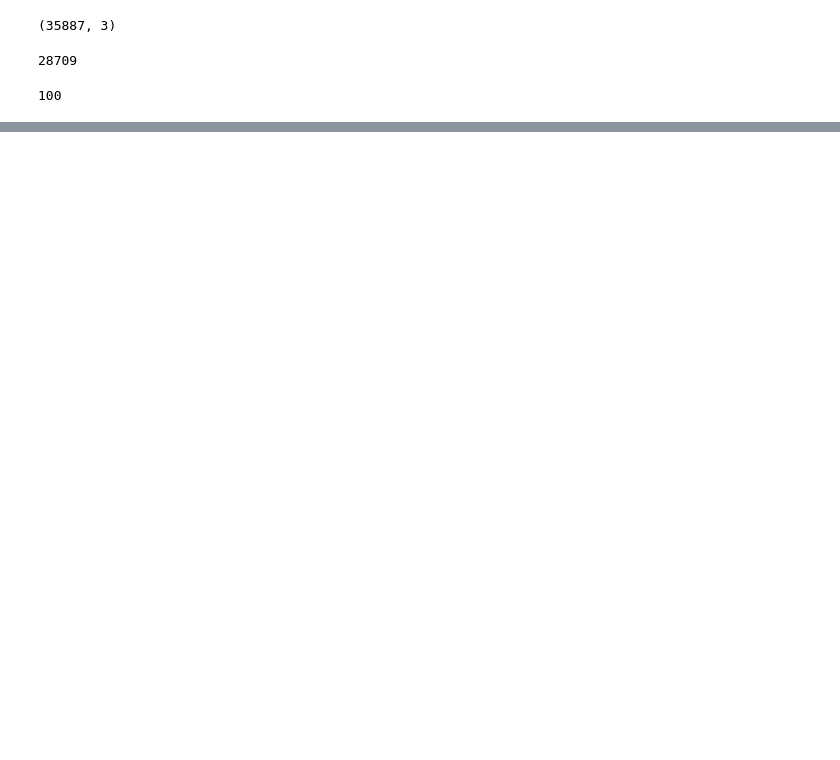
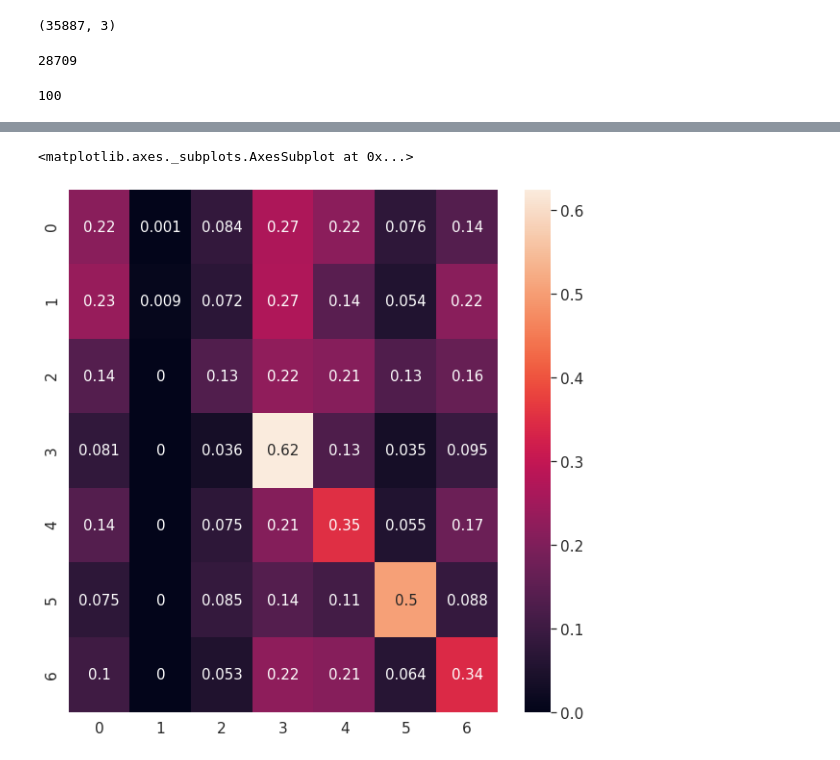
Before and after one commit to Faraaz1994/CMPE255, a Jupyter notebook: src/Log_Reg/LR_FER.ipynb, the cells around one changed output, grey strips where cells are left out. Cells and saved outputs as stored; diff of their text form; code cells hidden in the pictures; blank space fills up the shorter version.

```diff
--- a/src/Log_Reg/LR_FER.ipynb
+++ b/src/Log_Reg/LR_FER.ipynb
@@ -124,8 +127,8 @@ class LogisticRegression(torch.nn.Module):
 # %%
 
 n_iters = 3000
-N_EPHOCS = 2000
-epochs = 100
+N_EPHOCS = 1500
+epochs = 50
 input_dim = 2304
 output_dim = 7
 lr_rate = 0.001
@@ -206,6 +209,8 @@ for epoch in range(N_EPHOCS):  # loop over the dataset multiple times
 
 # TEST ACCURACY
 test_acc = 0.0
+predict = []
+label = []
 for i, data in enumerate(testloader, 0):
     inputs, labels = data
     #inputs = Variable(inputs.view(-1, 48*48))
@@ -215,5 +220,12 @@ for i, data in enumerate(testloader, 0):
 
     test_acc += get_accuracy(outputs, labels, BATCH_SIZE)
 
+    preds = torch.argmax(outputs, 1)
+    pred = preds.tolist()
+    lab = labels.tolist()
+    predict.extend(pred)
+    label.extend(lab)
+
+
 print('Test Accuracy: %.2f'%(test_acc / i))
 # %% [output]
@@ -271,0 +249,10 @@ Test Accuracy: 38.46
+# %%
+cm = confusion_matrix(label,predict,normalize="true")
+#cm = cm.astype('float') / cm.sum(axis=1)[:, np.newaxis]
+df_cm = pd.DataFrame(cm,range(cm.shape[0]),range(cm.shape[1]))
+plt.figure(figsize = (10,10))
+sn.set(font_scale=1.4)
+sn.heatmap(df_cm, annot=True, annot_kws={"size": 15})
+# %% [output]
+<matplotlib.axes._subplots.AxesSubplot at 0x...>
+[figure, added]
```
Also changed, not shown: parts of 8 cells of this notebook.
